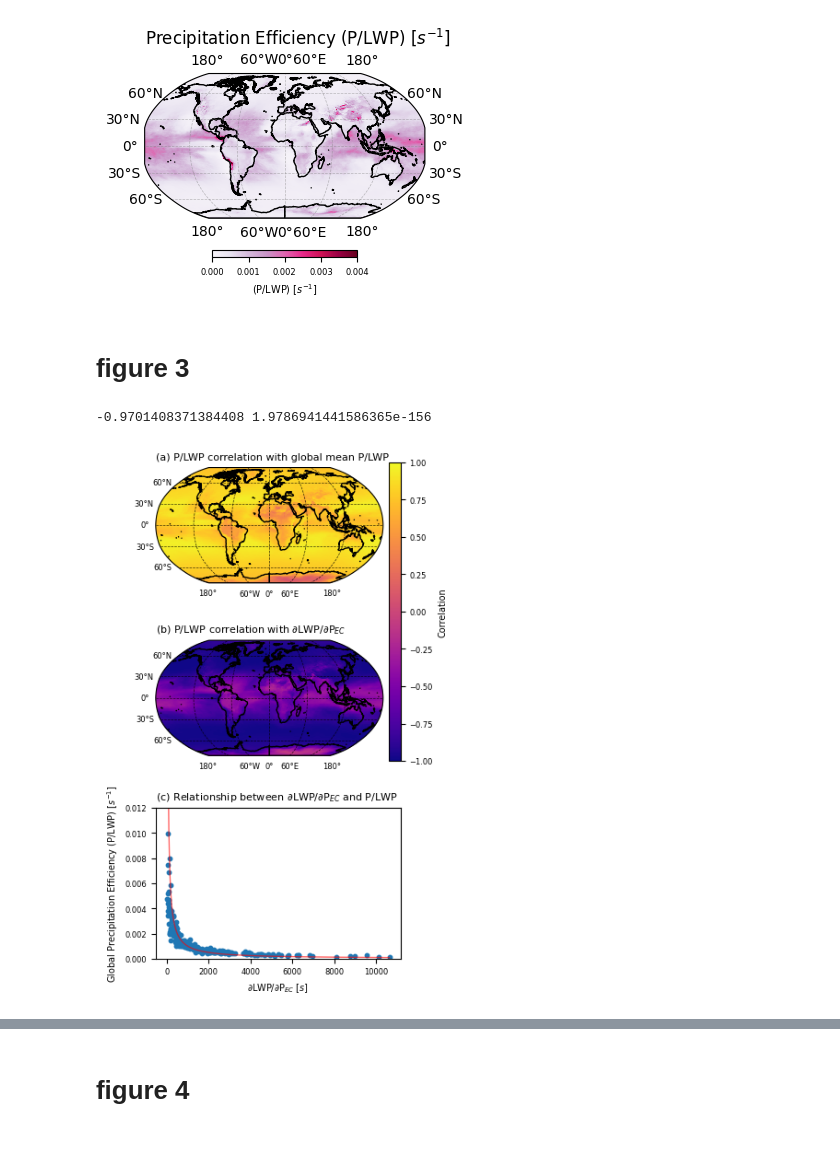
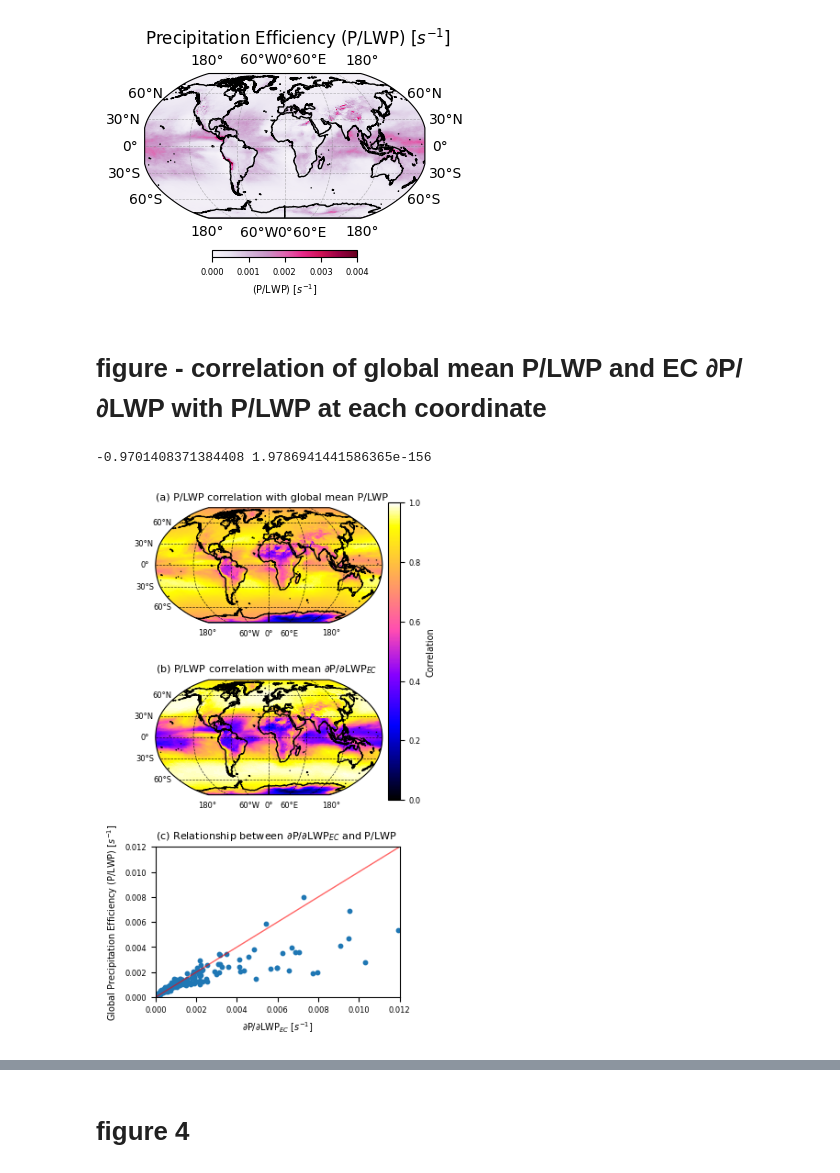
Before and after one commit to wgh-private/globalFB_precipeff, a Jupyter notebook: finalwork.ipynb, the cells around one changed output, grey strips where cells are left out. Saved outputs shown, nothing was run; the diff lists cells and outputs as text; code cells hidden in the pictures; blank space fills up the shorter version.

```diff
--- a/finalwork.ipynb
+++ b/finalwork.ipynb
@@ -44,7 +49,7 @@ var_dict = {var: load_xarray(var) for var in var_list}
 
 ### Select only common runs for all datasets
 var_keys = list(var_dict.keys())
-common_members = var_dict[var_keys[0]]["runs"].values
+# common_members = var_dict[var_keys[0]]["runs"].values
 for name in var_keys:
     print(name)
     common_members = np.intersect1d(common_members, var_dict[name]["runs"].values)
@@ -62,5 +67,7 @@ pe_maps_ol
 # %%
 dGMT = lat_weight_mean(var_dict['dTSmap_gol'])[0]
 # %%
-totdCRE_g = (var_dict['dLWCREmap']+var_dict['dSWCREmap'])/var_dict['dTSmap_gol']
+# totdCRE_g = (var_dict['dLWCREmap']+var_dict['dSWCREmap'])/var_dict['dTSmap_gol']
 # totdCRE_g = (var_dict['dSWCREmap'])/dGMT  #[Wm-2K-1]
+from load_cf import load_cf
+totdCRE_g = load_cf(FBcomp='SWcld_tot', dGMT=dGMT, common_members=common_members)+load_cf(FBcomp='LWcld_tot', dGMT=dGMT, common_members=common_members)
@@ -324,7 +342,7 @@ plt.show()
 # %%
 dVAR_map_o = [dLWP_g.data, totdCRE_g.data]
 dVAR_map_o = np.array(dVAR_map_o)
-dVar_name = ['∆LWP/∆T', 'λ$_{SWCRE}$']
+dVar_name = ['∆LWP/∆T', '$λ_{CRE}$']
 
 grad = [PE_g_mean.data]
 grad = np.array(grad)
@@ -761,7 +751,7 @@ plt.show()
 # %% [output]
 [figure]
 # %% [markdown]
-# figure 3
+# figure - correlation of global mean P/LWP and EC ∂P/∂LWP with P/LWP at each coordinate
 # %%
 var_list = ['Pmap_ol_l', 'Pmap_ol_c', 'dLWCREmap', 'dSWCREmap', 'dTSmap_gol', 'LWPmap_ol', 'dLWPmap_gol']
 var_dict = {var: load_xarray(var) for var in var_list}
@@ -783,9 +773,9 @@ PPE_grad_LWP_PRC = PPE_grad_LWP_PRC.sel(runs=common_members)
 
 PE_g_mean,_,_ = lat_weight_mean(PE_g)
 
-dVAR_map_o = [PE_g_mean.data, PPE_grad_LWP_PRC.data]
+dVAR_map_o = [PE_g_mean.data, 1/PPE_grad_LWP_PRC.data]
 dVAR_map_o = np.array(dVAR_map_o)
-dVar_name = ['global mean P/LWP', '∂LWP/∂P$_{EC}$']
+dVar_name = ['global mean P/LWP', 'mean ∂P/∂LWP$_{EC}$']
 
 grad = [PE_g.data]
 grad = np.array(grad)
@@ -830,40 +820,41 @@ for ax_n in range(2):
             correlation[i, j] = stats.spearmanr(grad[g, :, i, j], dVAR_map_o[d], nan_policy='omit')[0]
 
     img = ax.pcolormesh(dLWPmap_gol.lon, dLWPmap_gol.lat, correlation,
-                        transform=ccrs.PlateCarree(), cmap='plasma',
-                        vmin=-1, vmax=1)
+                        transform=ccrs.PlateCarree(), cmap='gnuplot2',
+                        vmin=0, vmax=1)
     ax.add_feature(cfeature.LAND, facecolor='white')
     ax.add_feature(cfeature.GSHHSFeature(scale='auto', edgecolor='black'))
     gl = ax.gridlines(draw_labels=True, linewidth=0.5, color='black', alpha=0.8, linestyle='--')
     gl.top_labels = False
     gl.right_labels = False
     gl.xlabel_style = {'fontsize': 6}  # optional: set label font size
     gl.ylabel_style = {'fontsize': 6}
     ax.set_title(title_num[ax_n] + grad_name[g] + ' correlation with ' + dVar_name[d],
                  fontsize=title_fontsize, loc='left')
 
 # --- Shared vertical colorbar for the two maps ---
 cbar_ax = fig.add_subplot(gs[0:2, 1])  # Span both top rows in the second column
 cbar = plt.colorbar(img, cax=cbar_ax, orientation='vertical')
 cbar.set_label('Correlation', fontsize=label_fontsize)
 cbar.ax.tick_params(labelsize=tick_fontsize)
 
 # --- Scatter plot (bottom row, full width) ---
 ax_scatter = fig.add_subplot(gs[2, :])  # Bottom row, span both columns
-ax_scatter.scatter(PPE_grad_LWP_PRC.data * 86400, pe_gm_o.data, s=10)
-x_values = np.sort(PPE_grad_LWP_PRC.data * 86400)
-y_values = 1 / x_values
-ax_scatter.plot(x_values, y_values, 'r', alpha=0.6, linewidth=1)
+ax_scatter.scatter(1/(PPE_grad_LWP_PRC.data * 86400), pe_gm_o.data, s=10)
+x_values = np.sort(1/(PPE_grad_LWP_PRC.data * 86400))
+# y_values = 1 / x_values
+ax_scatter.plot([0,0.012], [0, 0.012], 'r', alpha=0.6, linewidth=1)
 
 ax_scatter.set_ylim(0, 0.012)
-ax_scatter.set_xlabel('∂LWP/∂P$_{EC}$ [$s$]', fontsize=label_fontsize)
+ax_scatter.set_xlim(0, 0.012)
+ax_scatter.set_xlabel('∂P/∂LWP$_{EC}$ [$s^{-1}$]', fontsize=label_fontsize)
 ax_scatter.set_ylabel('Global Precipitation Efficiency (P/LWP) [$s^{-1}$]', fontsize=label_fontsize)
-ax_scatter.set_title('(c) Relationship between ∂LWP/∂P$_{EC}$ and P/LWP', loc='left', fontsize=title_fontsize)
+ax_scatter.set_title('(c) Relationship between ∂P/∂LWP$_{EC}$ and P/LWP', loc='left', fontsize=title_fontsize)
 ax_scatter.tick_params(axis='both', labelsize=tick_fontsize)
 
 # Save figure
 plt.savefig('final_figures/PE_correlation.png',
             bbox_inches='tight', dpi=600, facecolor='white')
 plt.show()
 # %% [output]
-[figure, old version]
+[figure, new version]
```
Also changed, not shown: parts of 18 cells of this notebook.
